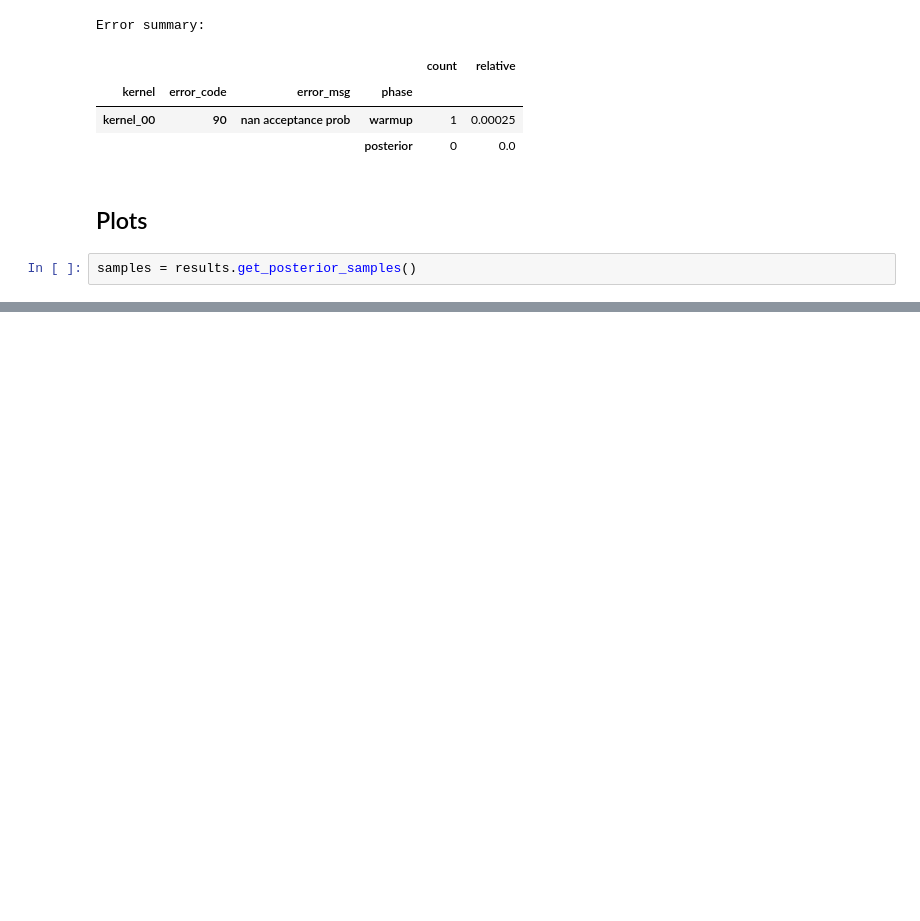
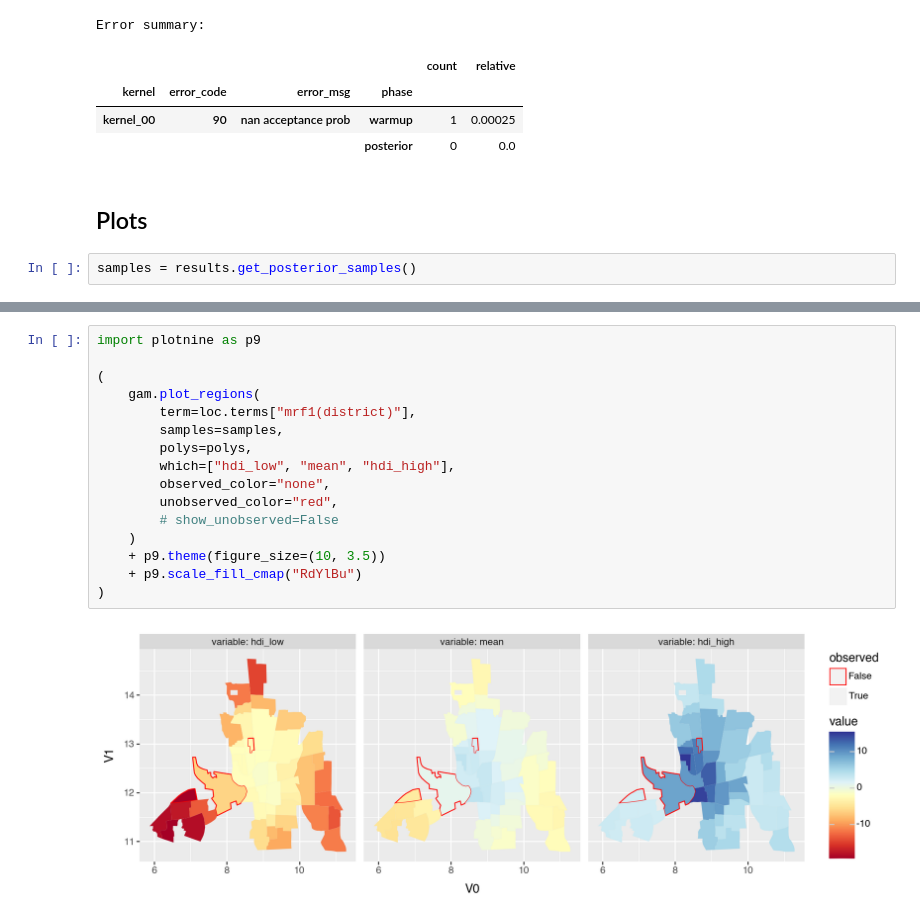
Before and after one commit to liesel-devs/liesel_gam, a Jupyter notebook: notebooks/test_mrf_with_unobserved.ipynb, the cells around one changed output, grey strips where cells are left out. Saved outputs shown, nothing was run; the diff lists cells and outputs as text; blank space fills up the shorter version.

```diff
--- a/notebooks/test_mrf_with_unobserved.ipynb
+++ b/notebooks/test_mrf_with_unobserved.ipynb
@@ -152 +157,19 @@ gam.plot_regions(
+# %%
+import plotnine as p9
+
+(
+    gam.plot_regions(
+        term=loc.terms["mrf1(district)"],
+        samples=samples,
+        polys=polys,
+        which=["hdi_low", "mean", "hdi_high"],
+        observed_color="none",
+        unobserved_color="red",
+        # show_unobserved=False
+    )
+    + p9.theme(figure_size=(10, 3.5))
+    + p9.scale_fill_cmap("RdYlBu")
+)
+# %% [output]
+[figure, added]
 # %%
```
Also changed, not shown: parts of 7 cells of this notebook.
